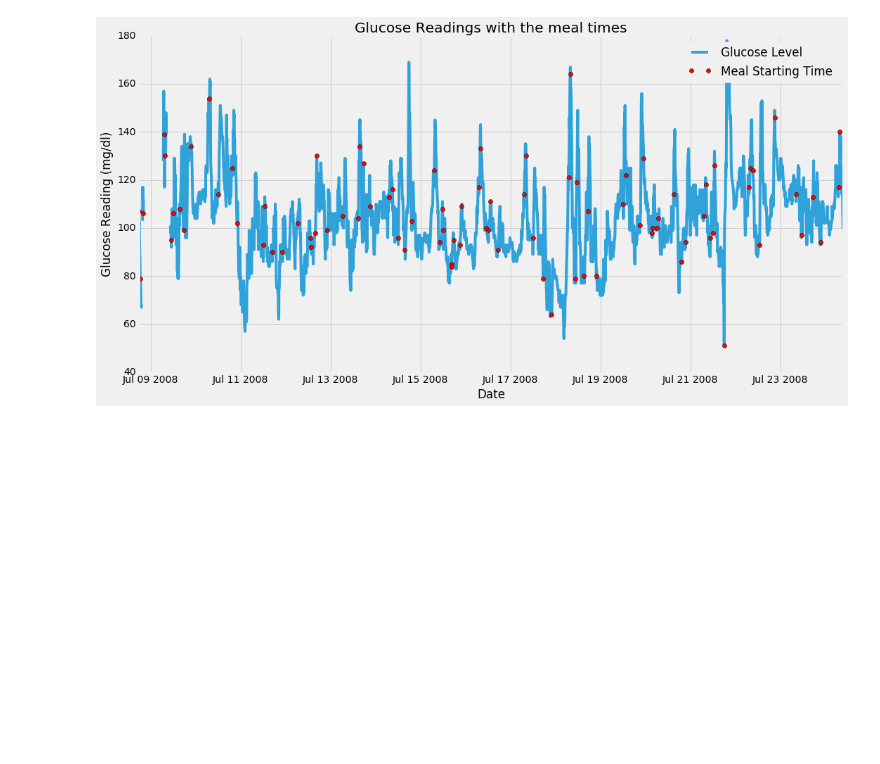
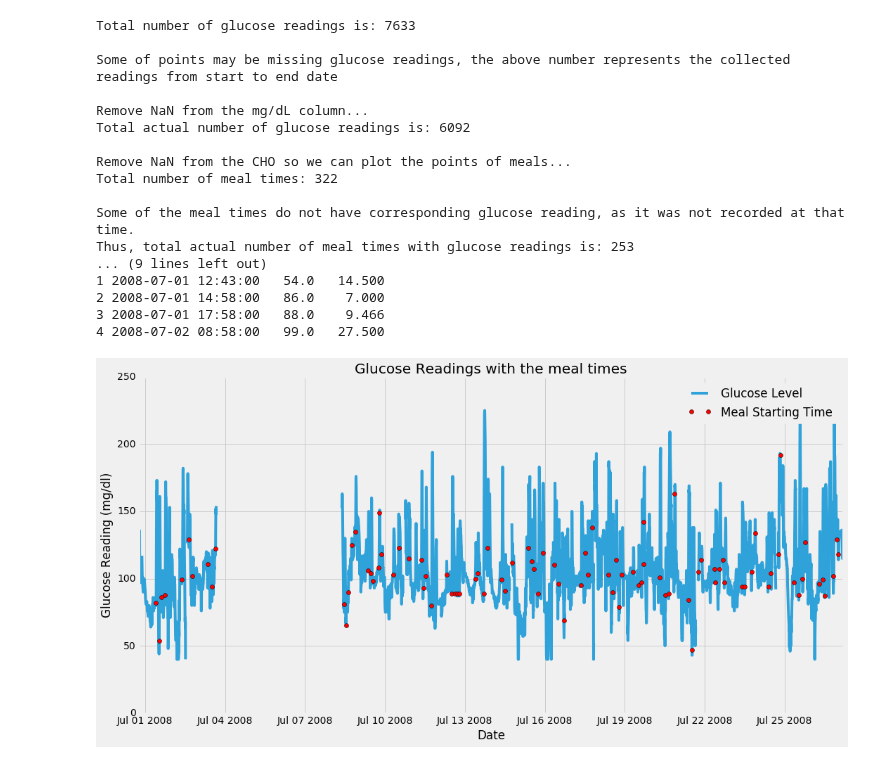
Before and after one commit to SalChem/Diabetic-Project, a Jupyter notebook: Smoothing and Filtering.ipynb, the cells around one changed output. Drawn from its saved outputs; the diff is of its cells as text; code cells hidden in the pictures; blank space fills up the shorter version.

```diff
--- a/Smoothing and Filtering.ipynb
+++ b/Smoothing and Filtering.ipynb
@@ -21,13 +21,10 @@ _FIG_DIR = r'C:\Users\engadmin\Desktop\Diabetes  Project Code\figures'
 if not os.path.exists(_FIG_DIR):
     os.makedirs(_FIG_DIR)
 
-_GULCOSE_DATA_PATH = os.path.join(_DATA_DIR, 'P2.csv')
+_GULCOSE_DATA_PATH = os.path.join(_DATA_DIR, 'P1.csv')
 fields = ["Date", "mg/dL", "CHO (g)"]
-df = pd.read_csv(_GULCOSE_DATA_PATH, parse_dates=['Date'], usecols = fields) #read and prase Date col as dataTimes object
-df = df.sort(['Date'])
-#print df.head()
-#print '\n Data Types:'
-#print df.dtypes
+df_P1 = pd.read_csv(_GULCOSE_DATA_PATH, parse_dates=['Date'], usecols = fields) #read and prase Date col as dataTimes object
+df_P1 = df_P1.sort(['Date'])
 
 ## Matplotlib Variables
 _FIG_SIZE = (16, 8)
@@ -44,62 +41,62 @@ def print_full(x):
     print(x)
     pd.reset_option('display.max_rows')
 
-print "\nTotal number of glucose readings is:", df['mg/dL'].size
+print "\nTotal number of glucose readings is:", df_P1['mg/dL'].size
 print "\nSome of points may be missing glucose readings, the above number represents the collected readings from start to end date"
 #Removing NaN from a specific column of the dataframe, here it's mg/dL
-df_wonan_mg = df.dropna(subset=['mg/dL'])
-print "\nRemove NaN from the mg/dL column...", "\nTotal actual number of glucose readings is:", df_wonan_mg['mg/dL'].size
+df_P1_wonan_mg = df_P1.dropna(subset=['mg/dL'])
+print "\nRemove NaN from the mg/dL column...", "\nTotal actual number of glucose readings is:", df_P1_wonan_mg['mg/dL'].size
 ###################
 #Converting object type to float for all of the dataframe
-df2= pd.DataFrame(df).convert_objects(convert_numeric=True)
-#print df2.dtypes
+df_P12= pd.DataFrame(df_P1).convert_objects(convert_numeric=True)
+#print df_P12.dtypes
 print "\nRemove NaN from the CHO so we can plot the points of meals..."
 #Removing NaN from a specific column of the dataframe, here it's CHO. isfinite can work for series, but not for dataframe
-df2 = df2.dropna(subset=['CHO (g)'])
-#print "\n", df2.head()
-print "Total number of meal times:", df2['CHO (g)'].size
+df_P12 = df_P12.dropna(subset=['CHO (g)'])
+#print "\n", df_P12.head()
+print "Total number of meal times:", df_P12['CHO (g)'].size
 print "\nSome of the meal times do not have corresponding glucose reading, as it was not recorded at that time."
 #Removing NaN from a specific column of the dataframe, here it's mg/dL
-df2_wonan_mg = df2.dropna(subset=['mg/dL'])
-print "Thus, total actual number of meal times with glucose readings is:", df2_wonan_mg['mg/dL'].size
+df_P12_wonan_mg = df_P12.dropna(subset=['mg/dL'])
+print "Thus, total actual number of meal times with glucose readings is:", df_P12_wonan_mg['mg/dL'].size
 print "\nSome of the successive meal readings are redundant and stand for one meal only"
 ########################
 #resetting dataframe index
-df3 = df2_wonan_mg.reset_index(drop=True)
-#print df3.head()
+df_P13 = df_P12_wonan_mg.reset_index(drop=True)
+#print df_P13.head()
 
-df4 = pd.DataFrame(df3)
-#print df4.head()
+df_P14 = pd.DataFrame(df_P13)
+#print df_P14.head()
 
-#print_full(df4)
+#print_full(df_P14)
 
 print '\nRemove redundant readings of same meal...\n'
 row = 0
-for i, x in enumerate(df3['CHO (g)']):
+for i, x in enumerate(df_P13['CHO (g)']):
         if i > 0:
             row = row + 1
             #if content of current element is same as previous, then delete row
             #resetting dataframe index
-            if x == df3['CHO (g)'][i-1]:
+            if x == df_P13['CHO (g)'][i-1]:
                 #print '\nRemove redudant readings rows', i, x
                 #drop ith row
-                df4.drop(df4.index[row], axis=0, inplace=True)
+                df_P14.drop(df_P14.index[row], axis=0, inplace=True)
                 row = row - 1
-#print_full(df4)
+#print_full(df_P14)
 
 #resetting dataframe index (1,2,3...)
-df4 = df4.reset_index(drop=True)
-print "There are", df4['CHO (g)'].size, " unredundant recorded glucose readings with meal times.\n"
+df_P14 = df_P14.reset_index(drop=True)
+print "There are", df_P14['CHO (g)'].size, " unredundant recorded glucose readings with meal times.\n"
 
-print df4.head()
-#print df4
+print df_P14.head()
+#print df_P14
 
 #reindexing the dataframe with the Date column-- This will remove Date column but that is needed for graphing
-#df4 = df4.set_index('Date')
+#df_P14 = df_P14.set_index('Date')
 
 plt.figure(figsize=_FIG_SIZE)
-plt.plot_date(df.Date, df['mg/dL'], '-', label="Glucose Level");
-plt.plot_date(df4.Date, df4['mg/dL'], 'ro', label="Meal Starting Time")
+plt.plot_date(df_P1.Date, df_P1['mg/dL'], '-', label="Glucose Level");
+plt.plot_date(df_P14.Date, df_P14['mg/dL'], 'ro', label="Meal Starting Time")
 plt.xlabel('Date')
 plt.ylabel('Glucose Reading (mg/dl)')
 plt.legend(loc='upper right')
@@ -130 +111,18 @@ Total actual number of glucose readings is: 4353
+Total number of glucose readings is: 7633
+
+Some of points may be missing glucose readings, the above number represents the collected readings from start to end date
+
+Remove NaN from the mg/dL column...
+Total actual number of glucose readings is: 6092
+
+Remove NaN from the CHO so we can plot the points of meals...
+Total number of meal times: 322
+
+Some of the meal times do not have corresponding glucose reading, as it was not recorded at that time.
+Thus, total actual number of meal times with glucose readings is: 253
+... (9 lines left out)
+1 2008-07-01 12:43:00   54.0   14.500
+2 2008-07-01 14:58:00   86.0    7.000
+3 2008-07-01 17:58:00   88.0    9.466
+4 2008-07-02 08:58:00   99.0   27.500
-[figure, old version]
+[figure, new version]
```
Also changed, not shown: parts of 3 cells of this notebook, 6 other files.
